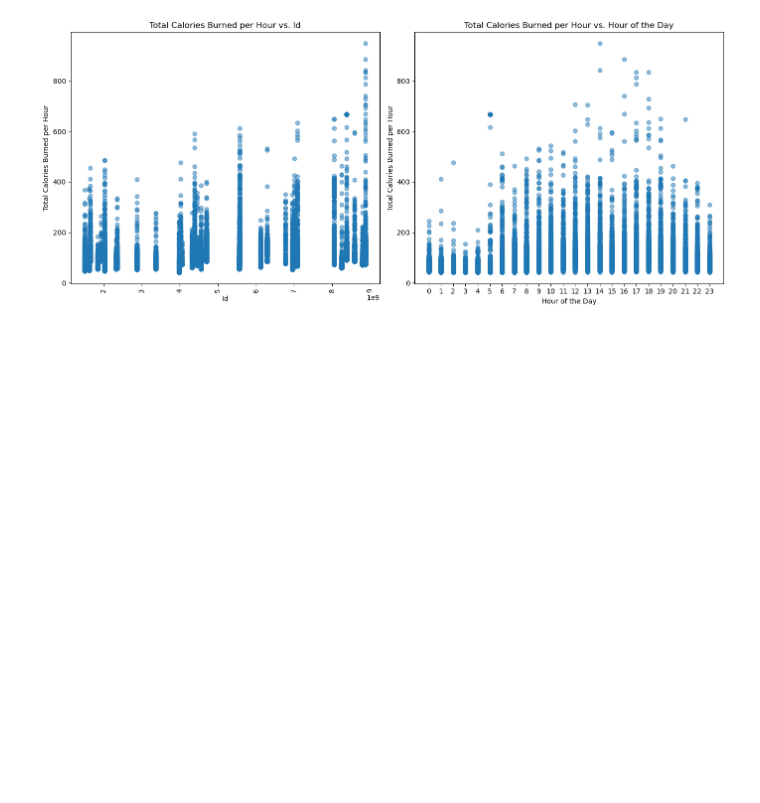
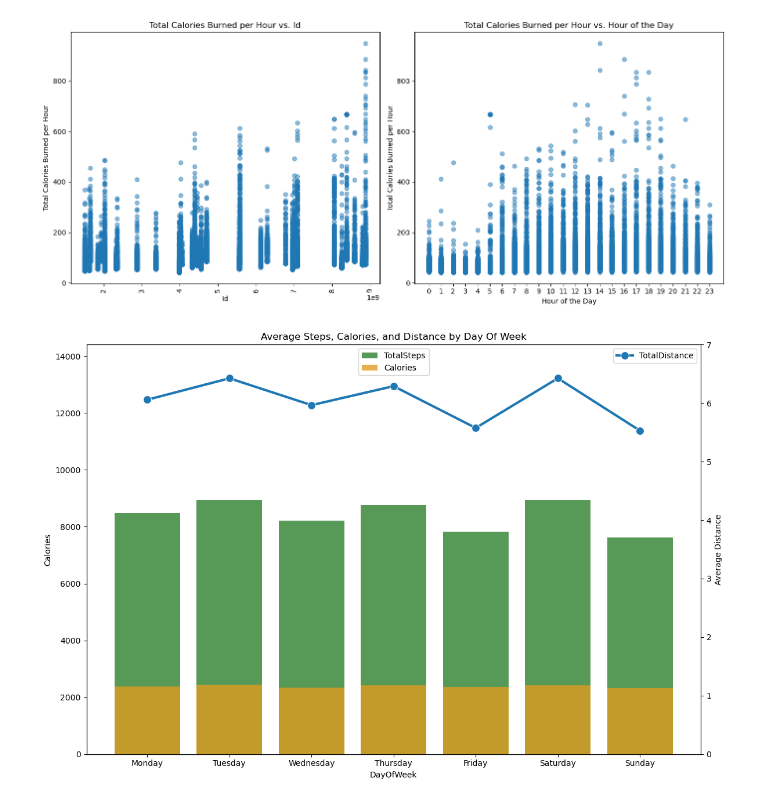
Before and after one commit to Hebbo23/Project-Big-Data---Group-22, a Jupyter notebook: Activity vs Calories.ipynb, the cells around one changed output. Saved outputs shown, nothing was run; the diff lists cells and outputs as text; code cells hidden in the pictures; blank space fills up the shorter version.

```diff
--- a/Activity vs Calories.ipynb
+++ b/Activity vs Calories.ipynb
@@ -1016,3 +1016,29 @@ plt.tight_layout()
 plt.show()
 # %% [output]
 [figure]
+# %%
+week_days = ['Monday', 'Tuesday', 'Wednesday', 'Thursday', 'Friday', 'Saturday', 'Sunday']
+average_totalsteps = daily_activity_cleaned.groupby('DayOfWeek')['TotalSteps'].mean().reindex(week_days)
+average_calories = daily_activity_cleaned.groupby('DayOfWeek')['Calories'].mean().reindex(week_days)
+average_dailydistance = daily_activity_cleaned.groupby('DayOfWeek')['TotalDistance'].mean().reindex(week_days)
+
+plt.figure(figsize=(12, 8))
+
+sns.barplot(x=average_totalsteps.index, y=average_totalsteps, color="green",  alpha=0.7, label='TotalSteps')
+sns.barplot(x=average_calories.index, y=average_calories, color="orange", alpha=0.8, label='Calories')
+plt.ylim(0, daily_activity[['TotalSteps', 'Calories']].max().max() * .40)
+plt.legend(loc="upper center")
+
+ax2 = plt.twinx()
+sns.lineplot(x=average_dailydistance.index, y=average_dailydistance, marker='o', markersize=10, linewidth=3, ax=ax2, label='TotalDistance')
+ax2.set_ylim(bottom=0)
+ax2.set_ylim(top=7)
+ax2.legend(loc='upper right')
+
+plt.title('Average Steps, Calories, and Distance by Day Of Week')
+plt.xlabel('Day of Week')
+plt.ylabel('Average Distance')
+plt.tight_layout()
+plt.show()
+# %% [output]
+[figure, added]
```
